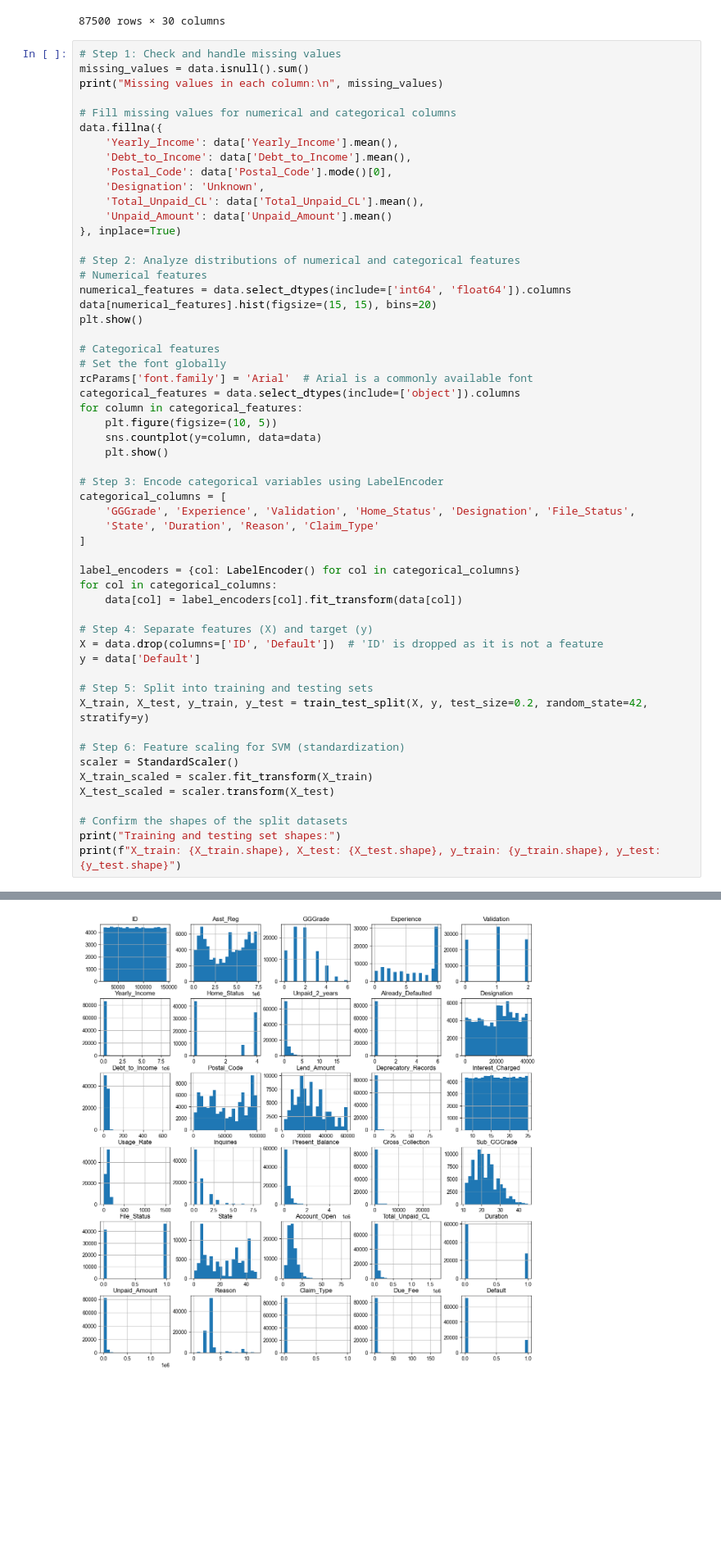
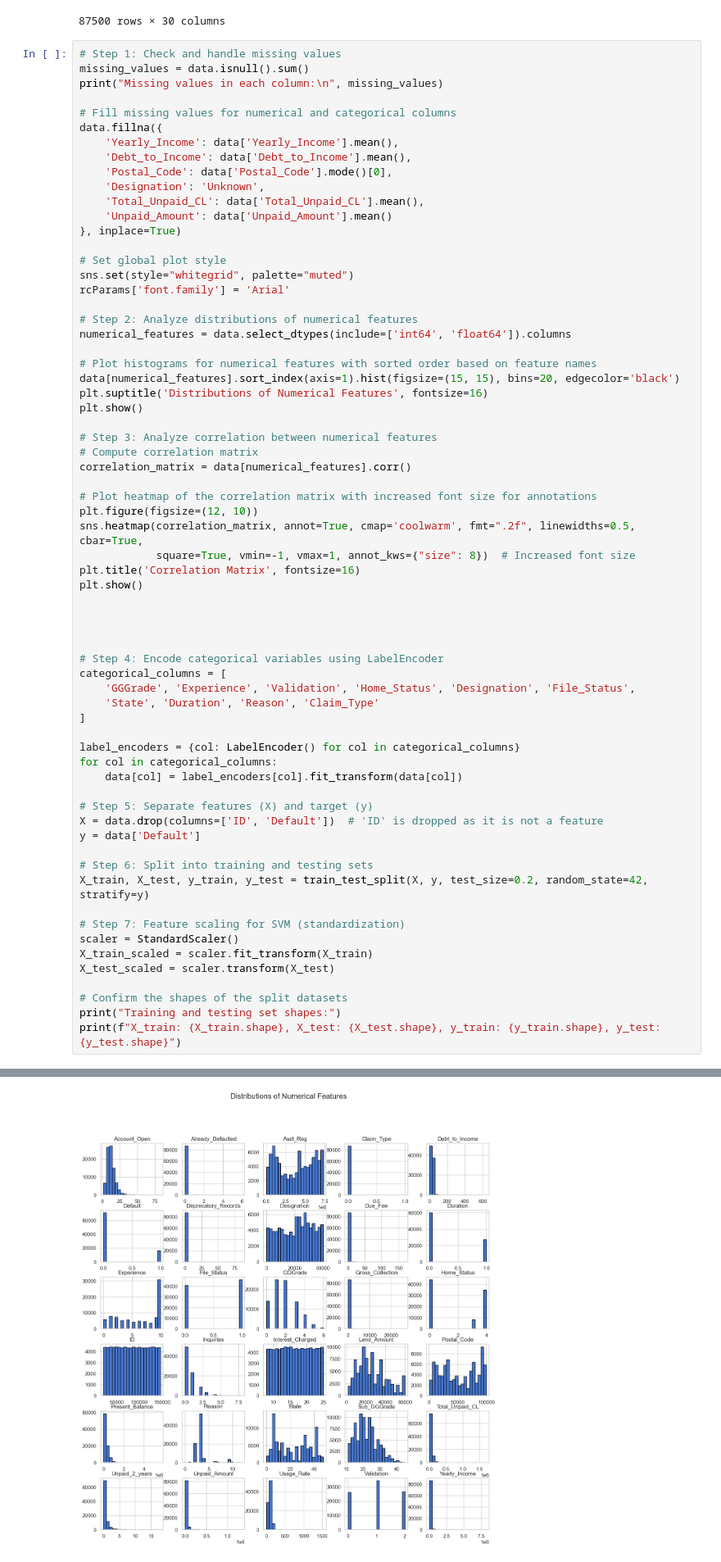
Before and after one commit to elgunismayil0v/Machine_Learning_Project, a Jupyter notebook: Machine_Learning_1/Classification.ipynb, the cells around one changed output, grey strips where cells are left out. Shown at 82% size. Cells and saved outputs as stored; diff of their text form; blank space fills up the shorter version.

Commit message:
Adding presentation and corelation matrix

```diff
--- a/Machine_Learning_1/Classification.ipynb
+++ b/Machine_Learning_1/Classification.ipynb
@@ -72,22 +99,33 @@ data.fillna({
     'Unpaid_Amount': data['Unpaid_Amount'].mean()
 }, inplace=True)
 
-# Step 2: Analyze distributions of numerical and categorical features
-# Numerical features
+# Set global plot style
+sns.set(style="whitegrid", palette="muted")
+rcParams['font.family'] = 'Arial'
+
+# Step 2: Analyze distributions of numerical features
 numerical_features = data.select_dtypes(include=['int64', 'float64']).columns
-data[numerical_features].hist(figsize=(15, 15), bins=20)
+
+# Plot histograms for numerical features with sorted order based on feature names
+data[numerical_features].sort_index(axis=1).hist(figsize=(15, 15), bins=20, edgecolor='black')
+plt.suptitle('Distributions of Numerical Features', fontsize=16)
 plt.show()
 
-# Categorical features
-# Set the font globally
-rcParams['font.family'] = 'Arial'  # Arial is a commonly available font
-categorical_features = data.select_dtypes(include=['object']).columns
-for column in categorical_features:
-    plt.figure(figsize=(10, 5))
-    sns.countplot(y=column, data=data)
-    plt.show()
+# Step 3: Analyze correlation between numerical features
+# Compute correlation matrix
+correlation_matrix = data[numerical_features].corr()
 
-# Step 3: Encode categorical variables using LabelEncoder
+# Plot heatmap of the correlation matrix with increased font size for annotations
+plt.figure(figsize=(12, 10))
+sns.heatmap(correlation_matrix, annot=True, cmap='coolwarm', fmt=".2f", linewidths=0.5, cbar=True,
+            square=True, vmin=-1, vmax=1, annot_kws={"size": 8})  # Increased font size
+plt.title('Correlation Matrix', fontsize=16)
+plt.show()
+
+
+
+
+# Step 4: Encode categorical variables using LabelEncoder
 categorical_columns = [
     'GGGrade', 'Experience', 'Validation', 'Home_Status', 'Designation', 'File_Status',
     'State', 'Duration', 'Reason', 'Claim_Type'
@@ -97,37 +135,37 @@ label_encoders = {col: LabelEncoder() for col in categorical_columns}
 for col in categorical_columns:
     data[col] = label_encoders[col].fit_transform(data[col])
 
-# Step 4: Separate features (X) and target (y)
+# Step 5: Separate features (X) and target (y)
 X = data.drop(columns=['ID', 'Default'])  # 'ID' is dropped as it is not a feature
 y = data['Default']
 
-# Step 5: Split into training and testing sets
+# Step 6: Split into training and testing sets
 X_train, X_test, y_train, y_test = train_test_split(X, y, test_size=0.2, random_state=42, stratify=y)
 
-# Step 6: Feature scaling for SVM (standardization)
+# Step 7: Feature scaling for SVM (standardization)
 scaler = StandardScaler()
 X_train_scaled = scaler.fit_transform(X_train)
 X_test_scaled = scaler.transform(X_test)
 
 # Confirm the shapes of the split datasets
 print("Training and testing set shapes:")
 print(f"X_train: {X_train.shape}, X_test: {X_test.shape}, y_train: {y_train.shape}, y_test: {y_test.shape}")
 # %% [output]
 Missing values in each column:
  ID                     0
 Asst_Reg               0
 GGGrade                0
 Experience             0
 Validation             0
 Yearly_Income          0
 Home_Status            0
 Unpaid_2_years         0
 Already_Defaulted      0
 Designation            0
 Debt_to_Income         0
 ... (16 lines left out)
 Claim_Type             0
 Due_Fee                0
 Default                0
 dtype: int64
-[figure, old version]
+[figure, new version]
```
Also changed, not shown: parts of 4 cells of this notebook, 6 other files.
